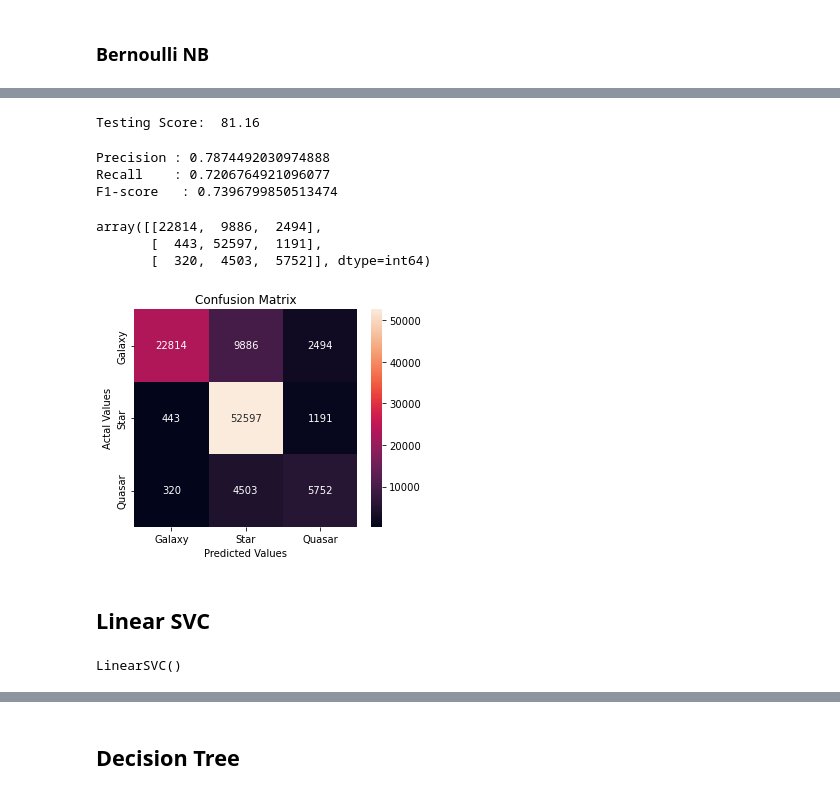
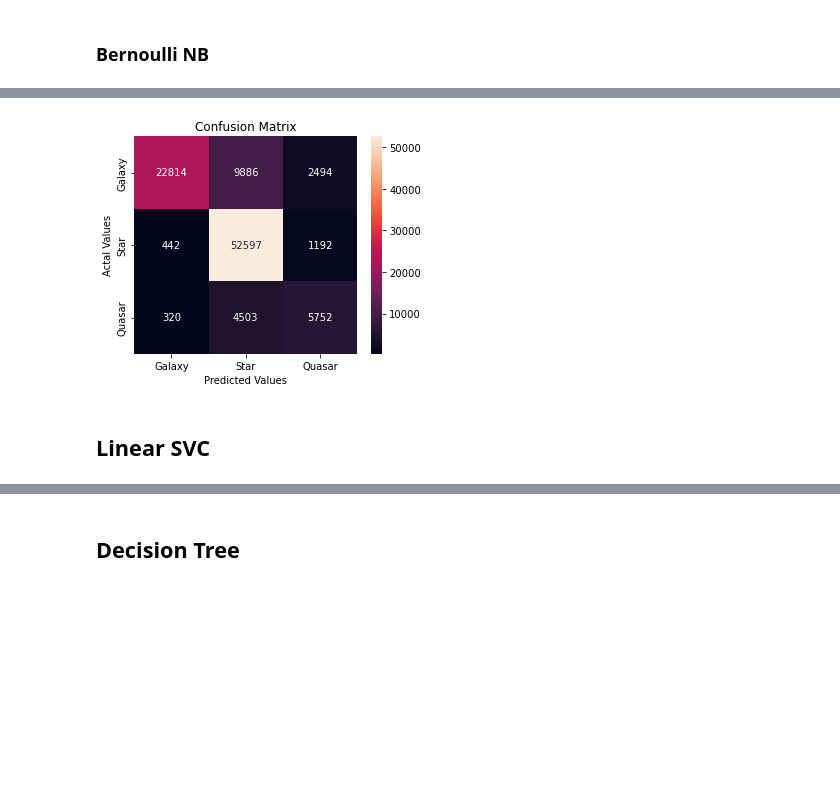
Before and after one commit to sheetalrprasad/Classification-of-Space-Objects, a Jupyter notebook: Sky Objects.ipynb, the cells around one changed output, grey strips where cells are left out. Drawn from its saved outputs; the diff is of its cells as text; code cells hidden in the pictures; blank space fills up the shorter version.

```diff
--- a/Sky Objects.ipynb
+++ b/Sky Objects.ipynb
@@ -447,14 +368,0 @@ Training Score :  80.94
-# %%
-bnbTestAccuracy = round(accuracy_score(y_test,bnbPredictions)*100,2)
-print("Testing Score: ",bnbTestAccuracy)
-# %% [output]
-Testing Score:  81.16
-# %%
-precisionBnb, recallBnb, f1scoreBnb, supportBnb = score(y_test, bnbPredictions, average='macro')
-print(f'Precision : {precisionBnb}')
-print(f'Recall    : {recallBnb}')
-print(f'F1-score   : {f1scoreBnb}')
-# %% [output]
-Precision : 0.7874492030974888
-Recall    : 0.7206764921096077
-F1-score   : 0.7396799850513474
@@ -463,13 +369,9 @@ comparisonData.append(['BernoulliNB',bnbTrainAccuracy,bnbTestAccuracy,precisionB
-# %%
-bnbConfusionMatrix = confusion_matrix(y_test,bnbPredictions)
-bnbConfusionMatrix
-# %% [output]
-array([[22814,  9886,  2494],
-       [  443, 52597,  1191],
-       [  320,  4503,  5752]], dtype=int64)
-# %%
-plotConfusionMatrixDF(bnbConfusionMatrix)
-# %% [output]
-[figure, removed]
+# %%
+bernoulliNB = BernoulliNB()
+bnbPrediction=model(bernoulliNB, 'BernoulliNB', X_train, y_train)
+bnbConfusionMatrix = confusion_matrix(y_test,bnbPrediction)
+plotConfusionMatrixDF(bnbConfusionMatrix)
+# %% [output]
+[figure, added]
 # %% [markdown]
 ## Linear SVC
@@ -480,4 +377,0 @@ linearSVC = LinearSVC()
-# %%
-linearSVC.fit(X_train,y_train)
-# %% [output]
-LinearSVC()
```
Also changed, not shown: parts of 89 cells of this notebook.
